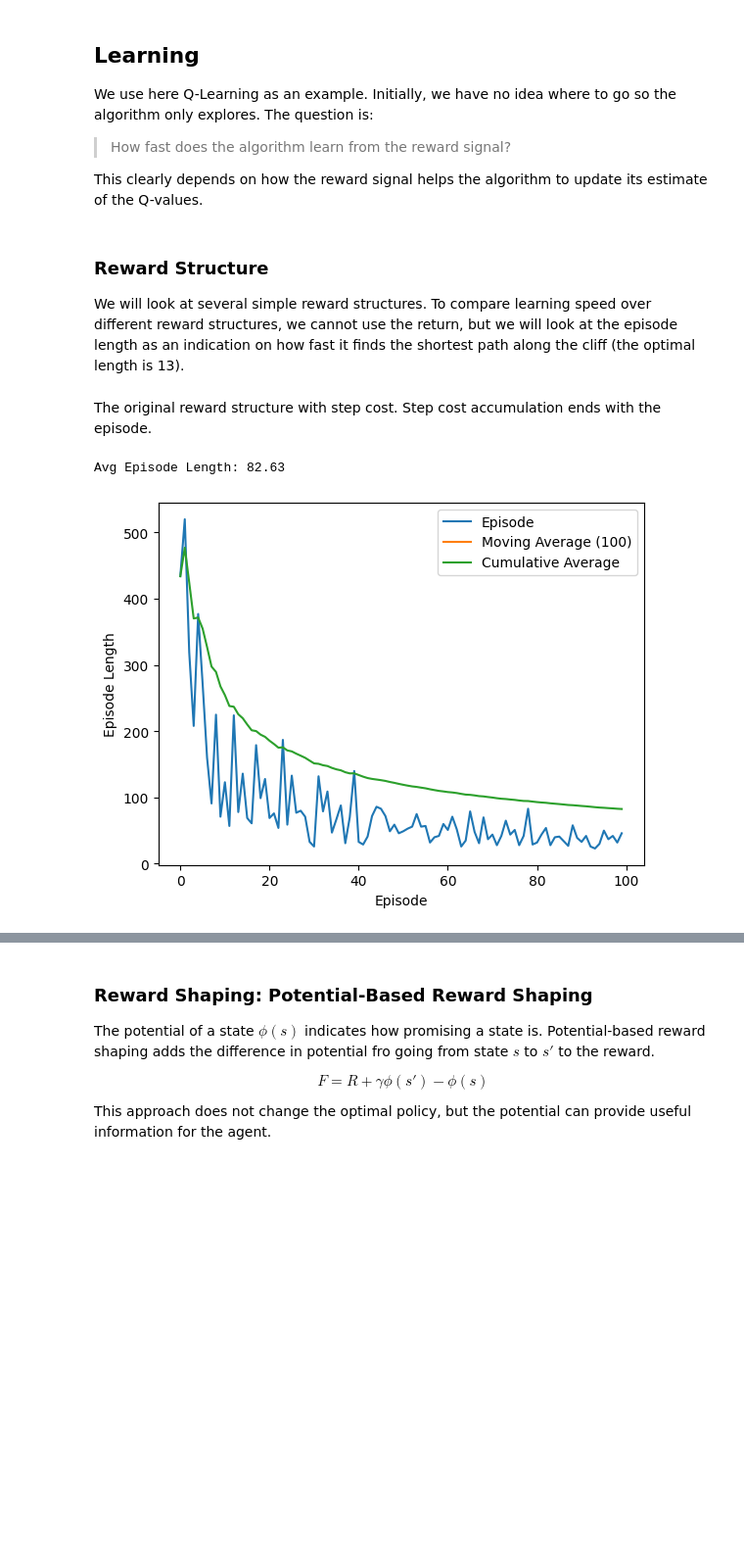
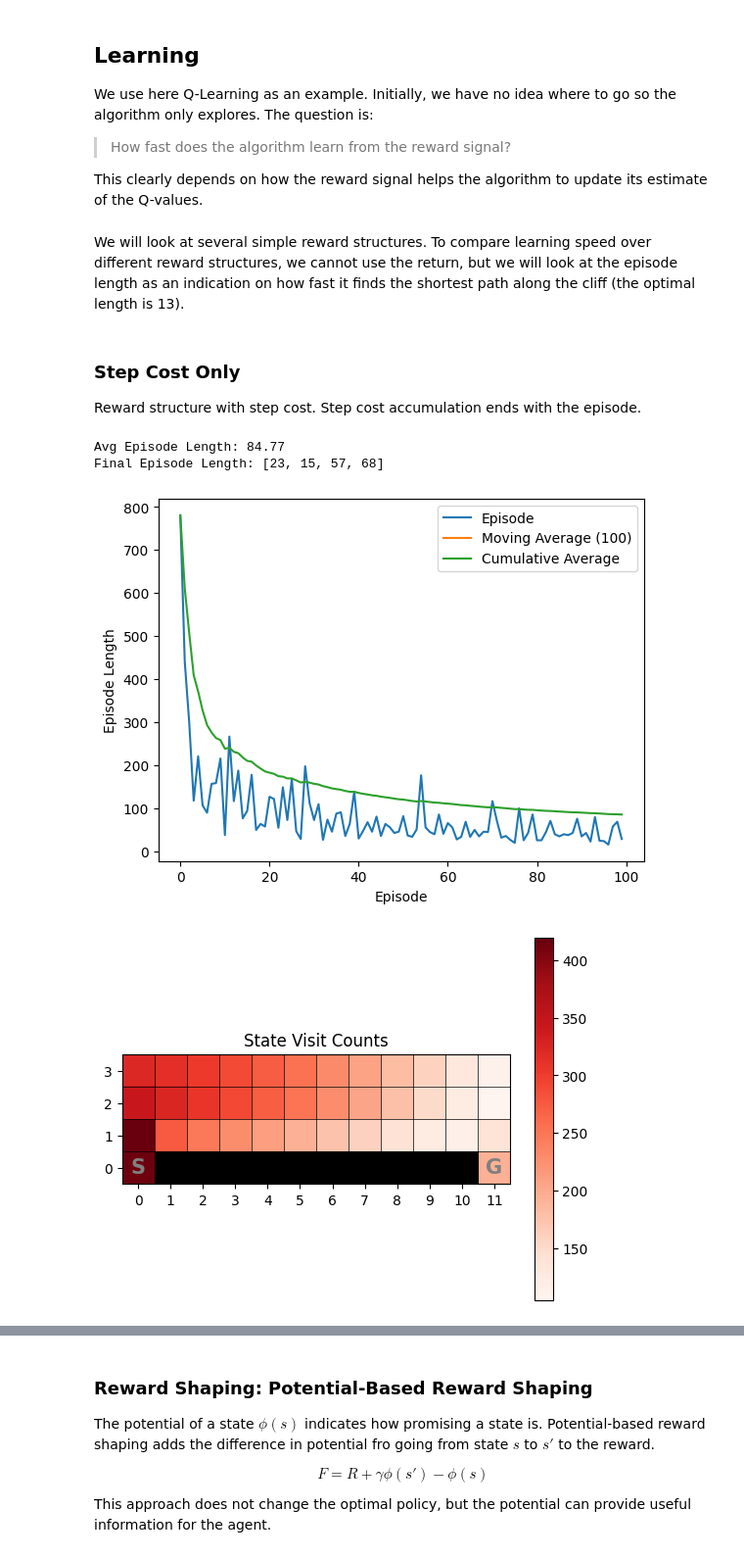
Before and after one commit to mhahsler/Introduction_to_Reinforcement_Learning, a Jupyter notebook: TD/Cliff_Walking_QLearning_Reward_Engineering.ipynb, the cells around one changed output, grey strips where cells are left out. Shown at 98% size. Drawn from its saved outputs; the diff is of its cells as text; code cells hidden in the pictures; blank space fills up the shorter version.

```diff
--- a/TD/Cliff_Walking_QLearning_Reward_Engineering.ipynb
+++ b/TD/Cliff_Walking_QLearning_Reward_Engineering.ipynb
@@ -52,23 +52,28 @@ We use here Q-Learning as an example. Initially, we have no idea where to go so
 
 This clearly depends on how the reward signal helps the algorithm to update its estimate of the Q-values.
 # %% [markdown]
-### Reward Structure
 
 We will look at several simple reward structures. To compare learning speed over different reward structures, we cannot use the return, but we will look at the episode length as an indication on how fast it finds the shortest path along the cliff (the optimal length is 13).
 # %%
 from gym_classics.algorithms.temporal_difference_learning import Q_learning
 from gym_classics.performance import plot_returns
 # %% [markdown]
-The original reward structure with step cost. Step cost accumulation ends with the episode.
+### Step Cost Only
+Reward structure with step cost. Step cost accumulation ends with the episode.
 # %%
+
 gym_env = gym.make('CliffWalk-v1', tabular = True, goal_reward = 0.0, cliff_reward = -100.0, step_reward = -1.0)
 env = gym_env.unwrapped
 
 Q, history = Q_learning(env, discount=1, alpha=.1, epsilon=.1, n = 100, history =True)
 
 print(f"Avg Episode Length: {np.mean(history['ep_lens'])}")
+print(f"Final Episode Length: {history['ep_lens'][-5:-1]}")
 plot_returns(history["ep_lens"], y_label = "Episode Length")
+env.image(V = history["state_visits"], title = "State Visit Counts")
 # %% [output]
-Avg Episode Length: 82.63
+Avg Episode Length: 84.77
+Final Episode Length: [23, 15, 57, 68]
-[figure, old version]
+[figure, new version]
+[figure, added]
 # %% [markdown]
```
Also changed, not shown: parts of 6 cells of this notebook, 4 other files.
